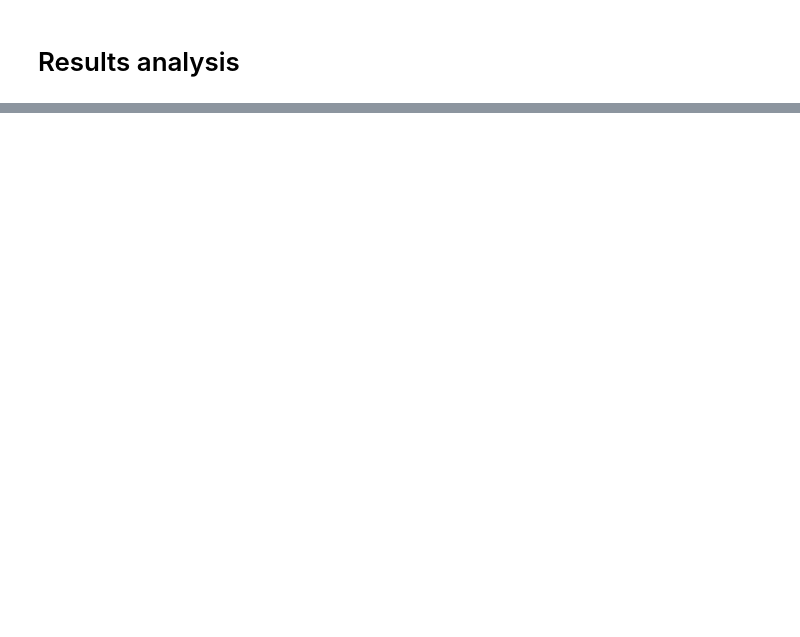
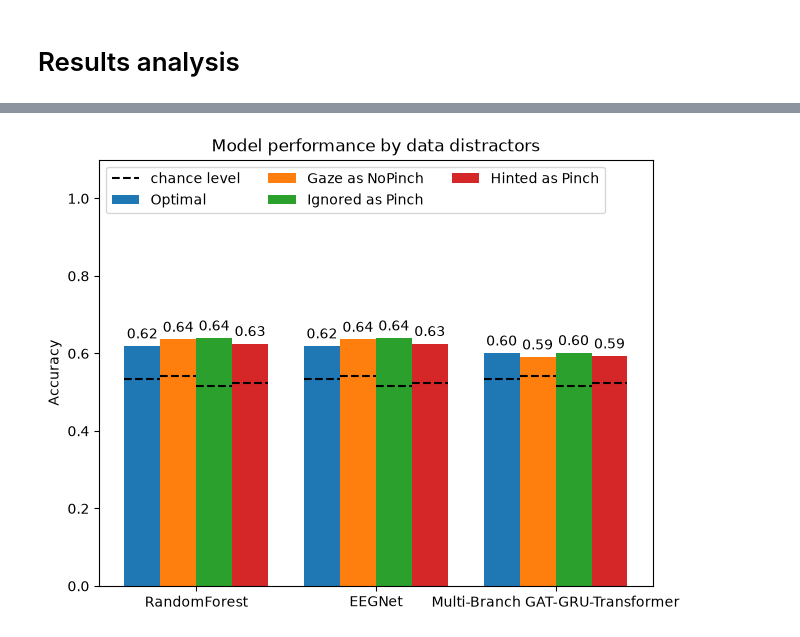
Before and after one commit to baeriswyln/VIBE, a Jupyter notebook: DataAnalysis/15_results_analysis.ipynb, the cells around one changed output, grey strips where cells are left out. Saved outputs shown, nothing was run; the diff lists cells and outputs as text; code cells hidden in the pictures; blank space fills up the shorter version.

```diff
--- a/DataAnalysis/15_results_analysis.ipynb
+++ b/DataAnalysis/15_results_analysis.ipynb
@@ -86,10 +120,10 @@ def get_baseline_by_type(type: str):
     )
 
 def get_acc(data: dict):
-    if 'test_accuracy' in data['model']:
-        return data['model']['test_accuracy']
+    if 'result' in data:
+        return data['result']['test_accuracy']
     else:
-        return np.average([v['test_accuracy'] for k, v in data.items()])
+        return np.average([v['result']['test_accuracy'] for k, v in data.items()])
 
 def get_baseline(data: dict):
     """
@@ -121,34 +155,36 @@ def plot_overall_performance_comparison():
         # 'Random finger movements\nas NoPinch': get_accs_by_type('leave_one_out_run'),
     }
     chance = {
         'Optimal': get_baseline_by_type('leave_one_out_run'),
         'Gaze as NoPinch': get_baseline_by_type('leave_one_out_gaze_run'),
         'Ignored as Pinch': get_baseline_by_type('leave_one_out_ignored_run'),
         'Hinted as Pinch': get_baseline_by_type('leave_one_out_hinted_run'),
         # 'Random finger movements\nas NoPinch': (0.5, 0.5, 0.5),
     }
 
     fig, ax = plt.subplots(layout='constrained')
 
     res = ax.grouped_bar(content, tick_labels=dataset_names, group_spacing=1)
 
     # plot a per-bar chance level (determined by the ratio of the dominant class)
     first_line = True
     for label, container in zip(content, res.bar_containers):
         for bar, c in zip(container.patches, chance[label]):
             ax.hlines(c, bar.get_x(), bar.get_x() + bar.get_width(),
                       colors='black', linestyles='--', linewidth=1.5,
                       label='chance level' if first_line else None)
             first_line = False
 
     for container in res.bar_containers:
-        ax.bar_label(container, padding=3)
+        ax.bar_label(container, padding=3, fmt="%.2f")
 
     ax.set_ylabel('Accuracy')
     ax.set_title('Model performance by data distractors')
     ax.legend(loc='upper left', ncols=3)
-    ax.set_ylim(0, 250)
+    ax.set_ylim(0, 1.1)
 
 plot_overall_performance_comparison()
+# %% [output]
+[figure, added]
 # %%
 # model comparison - impact of feedback
```
Also changed, not shown: parts of 3 cells of this notebook, 2 other files.
